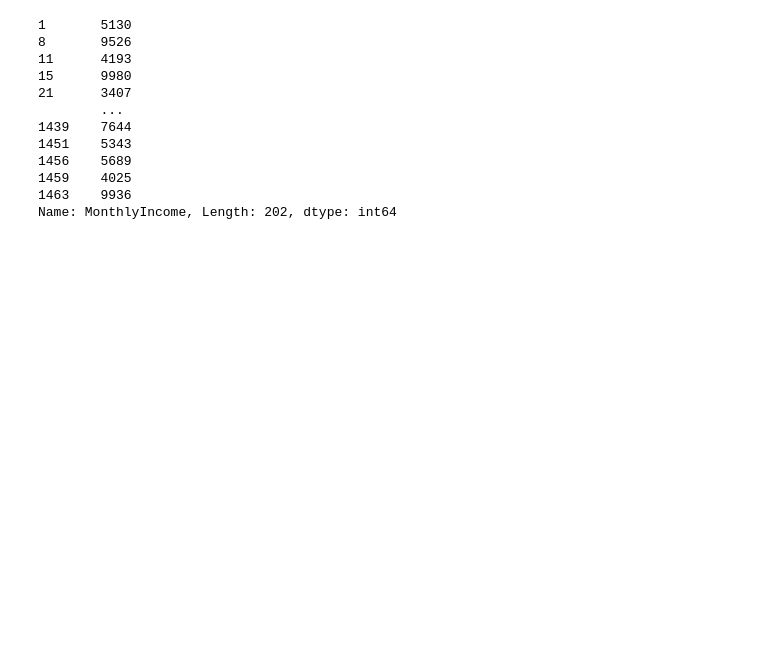
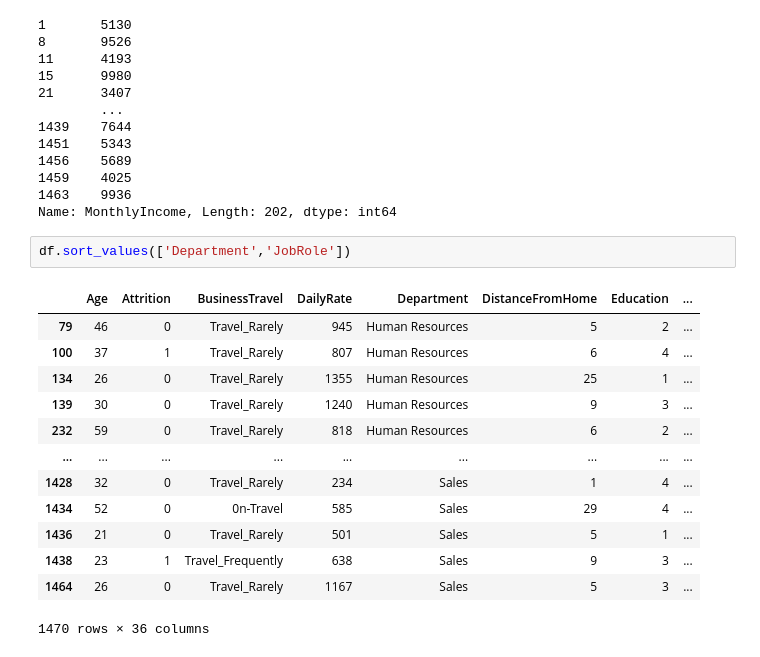
Before and after one commit to Shambhurajdesai/Data-analysis, a Jupyter notebook: Employee_Attrition.ipynb, the cells around one changed output. Drawn from its saved outputs; the diff is of its cells as text; blank space fills up the shorter version.

```diff
--- a/Employee_Attrition.ipynb
+++ b/Employee_Attrition.ipynb
@@ -451,3 +451,19 @@ df[df['TotalWorkingYears']==10]['MonthlyIncome']
 1459    4025
 1463    9936
 Name: MonthlyIncome, Length: 202, dtype: int64
+# %%
+df.sort_values(['Department','JobRole'])
+# %% [output]
+|  | Age | Attrition | BusinessTravel | DailyRate | Department | DistanceFromHome | Education | ... |
+| 79 | 46 | 0 | Travel_Rarely | 945 | Human Resources | 5 | 2 | ... |
+| 100 | 37 | 1 | Travel_Rarely | 807 | Human Resources | 6 | 4 | ... |
+| 134 | 26 | 0 | Travel_Rarely | 1355 | Human Resources | 25 | 1 | ... |
+| 139 | 30 | 0 | Travel_Rarely | 1240 | Human Resources | 9 | 3 | ... |
+| 232 | 59 | 0 | Travel_Rarely | 818 | Human Resources | 6 | 2 | ... |
+| ... | ... | ... | ... | ... | ... | ... | ... | ... |
+| 1428 | 32 | 0 | Travel_Rarely | 234 | Sales | 1 | 4 | ... |
+| 1434 | 52 | 0 | 0n-Travel | 585 | Sales | 29 | 4 | ... |
+| 1436 | 21 | 0 | Travel_Rarely | 501 | Sales | 5 | 1 | ... |
+| 1438 | 23 | 1 | Travel_Frequently | 638 | Sales | 9 | 3 | ... |
+| 1464 | 26 | 0 | Travel_Rarely | 1167 | Sales | 5 | 3 | ... |
+1470 rows × 36 columns
```
Also changed, not shown: parts of 5 cells of this notebook.
